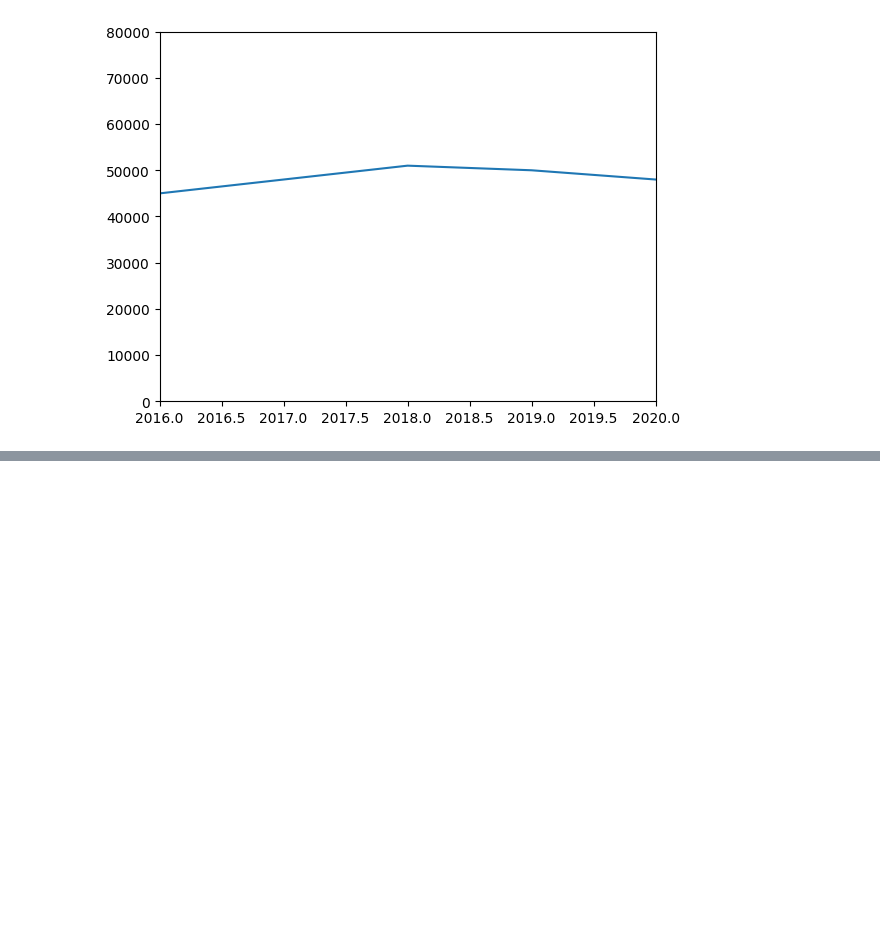
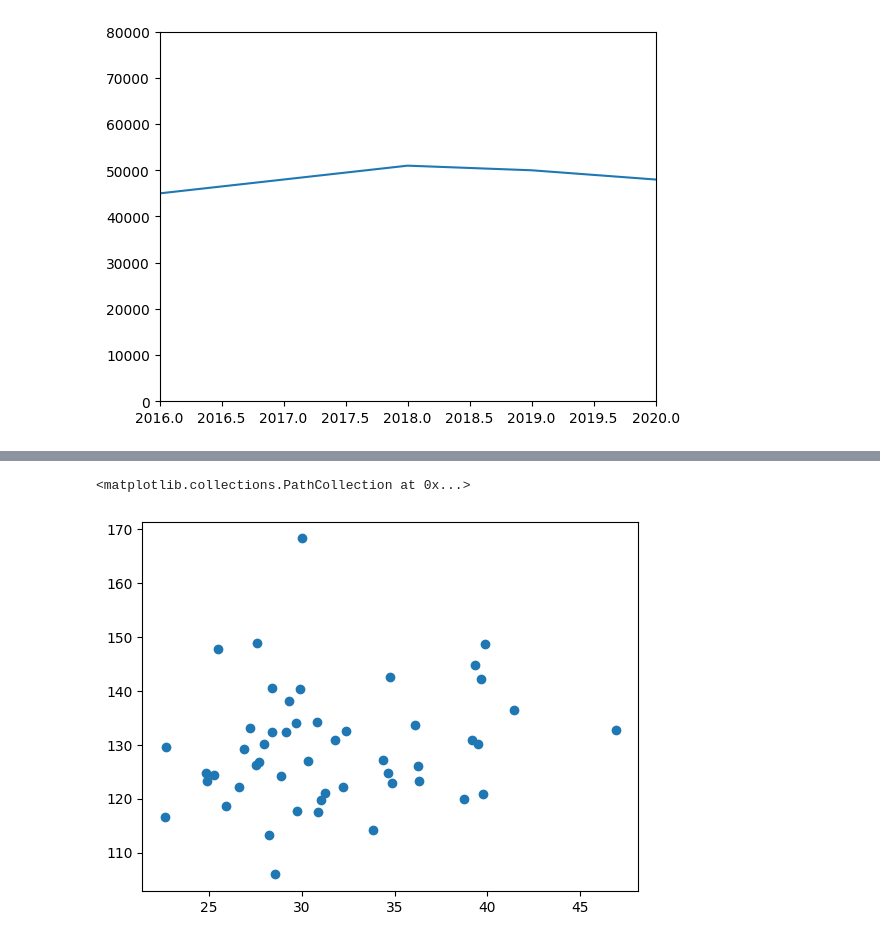
Before and after one commit to hrishavraj89/matplotlib, a Jupyter notebook: matplotlib.ipynb, the cells around one changed output, grey strips where cells are left out. Saved outputs shown, nothing was run; the diff lists cells and outputs as text; code cells hidden in the pictures; blank space fills up the shorter version.

```diff
--- a/matplotlib.ipynb
+++ b/matplotlib.ipynb
@@ -88,0 +150,4 @@ plt.xlim(2016,2020)
+# %%
+#scatter plot in pandas data
+df = pd.read_csv('batter.csv')
+df
@@ -88,0 +168,7 @@ plt.xlim(2016,2020)
+# %%
+#plotting the graph on the top 50 batsman
+df = df.head(50)
+plt.scatter(df['avg'], df['strike_rate'])
+# %% [output]
+<matplotlib.collections.PathCollection at 0x...>
+[figure, added]
```
Also changed, not shown: parts of 12 cells of this notebook.
